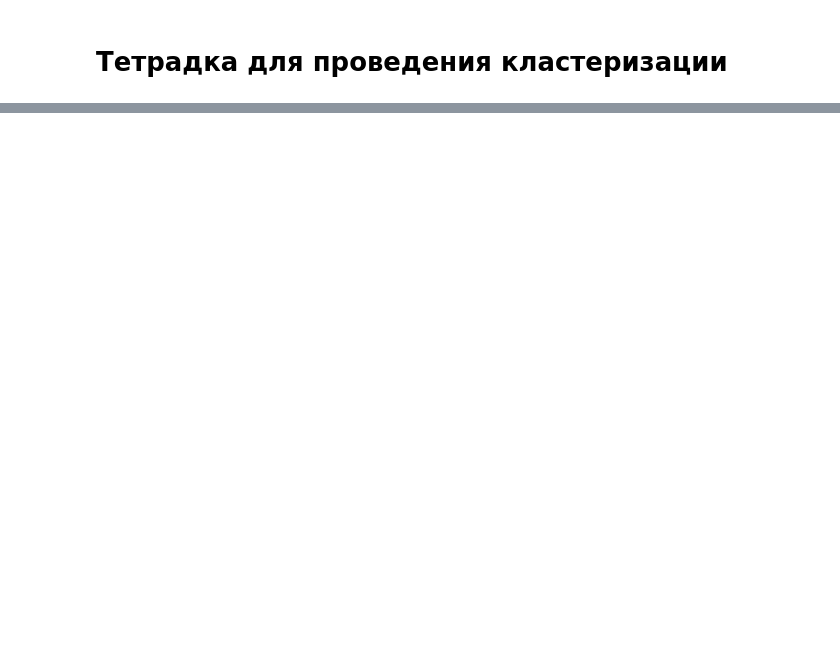
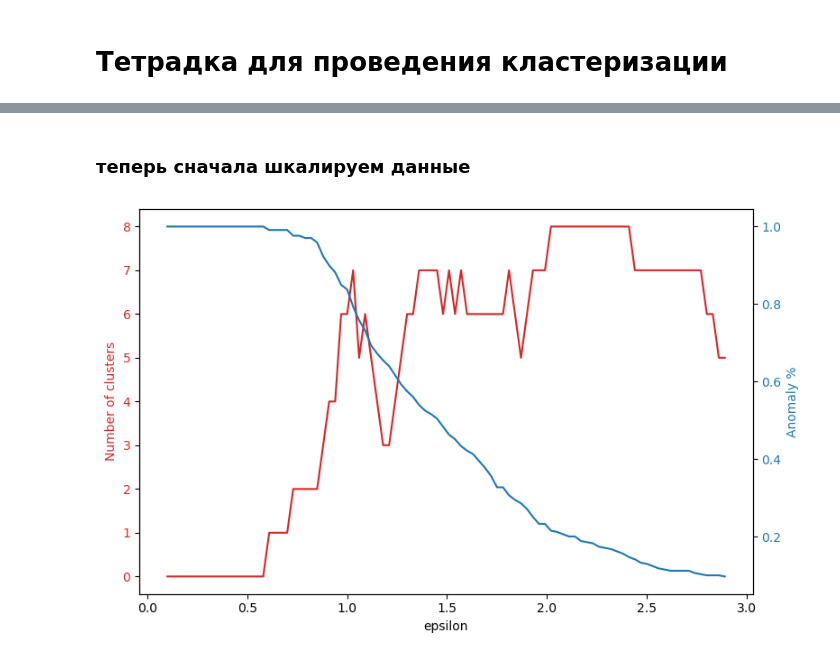
Before and after one commit to igmamedov/Classerizption-of-banks, a Jupyter notebook: banki_ru_parcer_finance/cluster_2023.ipynb, the cells around one changed output, grey strips where cells are left out. Cells and saved outputs as stored; diff of their text form; code cells hidden in the pictures; blank space fills up the shorter version.

```diff
--- a/banki_ru_parcer_finance/cluster_2023.ipynb
+++ b/banki_ru_parcer_finance/cluster_2023.ipynb
@@ -40,0 +92,3 @@ x_2023 = pd.read_excel('full_dfs/x_2023.xlsx')
+# %%
+df_index2 = index_data.merge(df_mapping, how = 'inner',
+                             left_on = 'banks', right_on = 'index_bank_name')[['x_2023_bank_name', 'index']]
@@ -40,0 +104,3 @@ x_2023 = pd.read_excel('full_dfs/x_2023.xlsx')
+# %%
+x_2023 = x_2023.merge(df_index2, how = 'left',
+                      left_on = 'bank_name', right_on = 'x_2023_bank_name').drop(columns = 'x_2023_bank_name')
@@ -106,0 +387,3 @@ dataframe
+# %%
+imputer = KNNImputer(n_neighbors=3, missing_values = np.nan, weights = 'distance')
+X1 = imputer.fit_transform(X)
@@ -106,0 +499,9 @@ dataframe
+# %% [markdown]
+### теперь сначала шкалируем данные
+# %%
+scaler = StandardScaler()
+X2 = scaler.fit_transform(X1)
+# %%
+draw_anomaly_plot(X2, eps = 0.1,  eps_grow=0.03)
+# %% [output]
+[figure, added]
```
Also changed, not shown: parts of 80 cells of this notebook.
